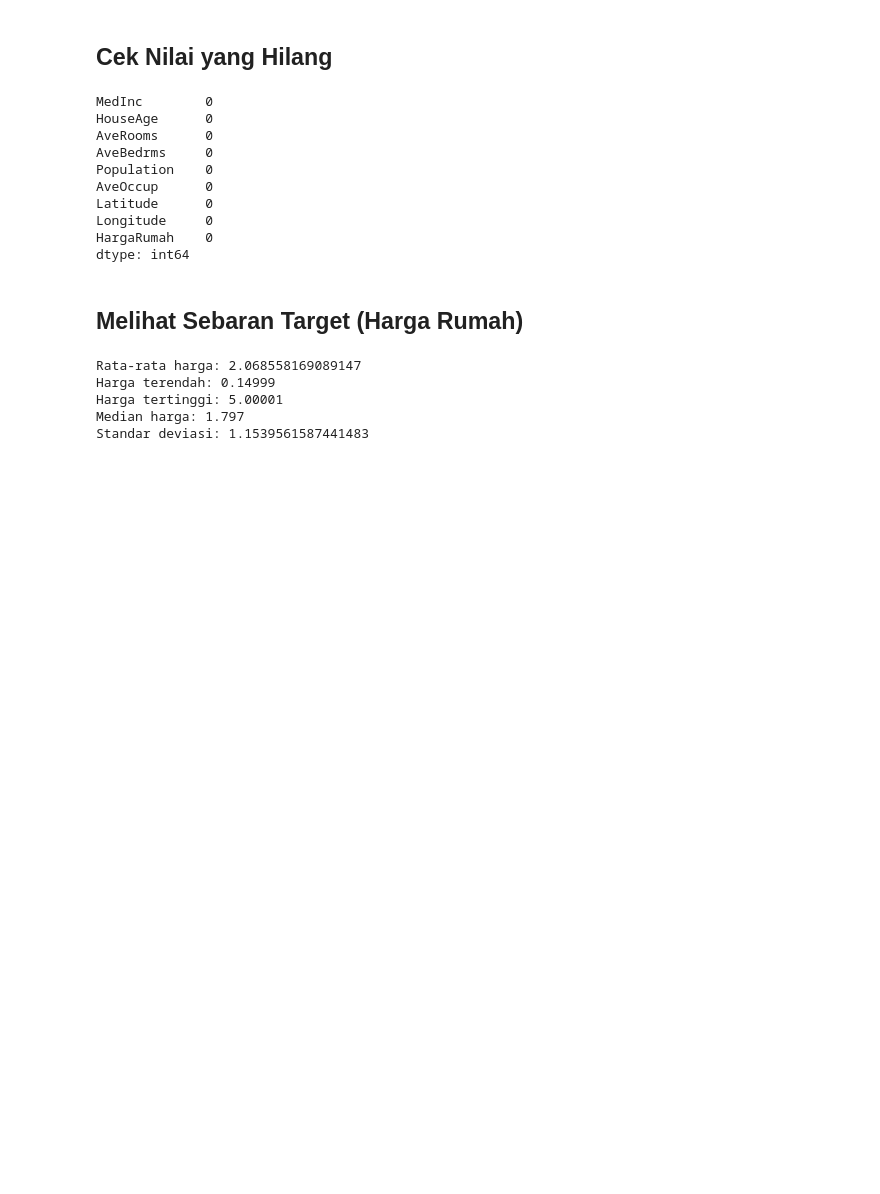
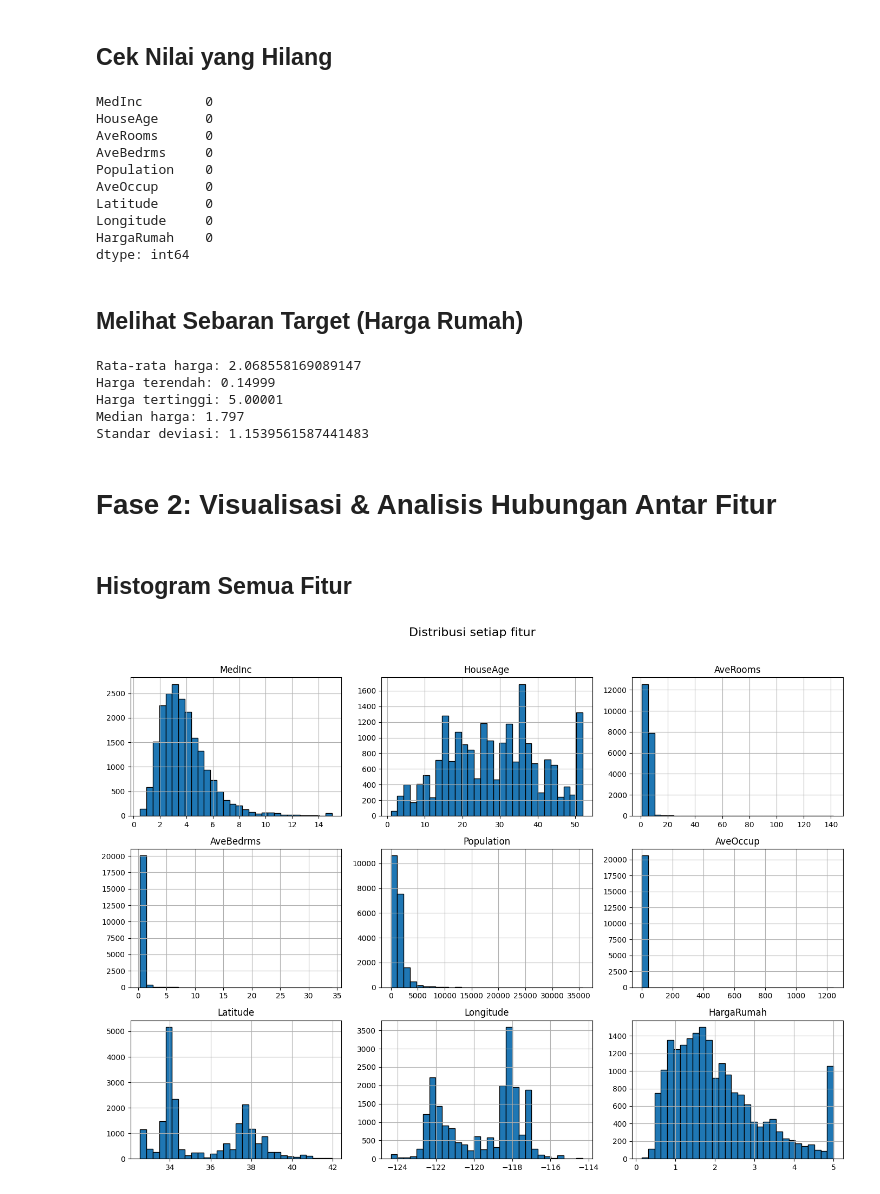
Before and after one commit to r021n/simple-machine-learing, a Jupyter notebook: California_Home_Price_Prediciton.ipynb, the cells around one changed output. Cells and saved outputs as stored; diff of their text form; code cells hidden in the pictures; blank space fills up the shorter version.

Commit message:
visualization and analysis of relationships between features

```diff
--- a/California_Home_Price_Prediciton.ipynb
+++ b/California_Home_Price_Prediciton.ipynb
@@ -113,3 +113,16 @@ Harga terendah: 0.14999
 Harga tertinggi: 5.00001
 Median harga: 1.797
 Standar deviasi: 1.1539561587441483
+# %% [markdown]
+# Fase 2: Visualisasi & Analisis Hubungan Antar Fitur
+# %% [markdown]
+## Histogram Semua Fitur
+# %%
+import matplotlib.pyplot as plt
+
+df.hist(figsize=(14, 10), bins=30, edgecolor="black")
+plt.suptitle("Distribusi setiap fitur", fontsize=16, y=1.02)
+plt.tight_layout()
+plt.show()
+# %% [output]
+[figure, added]
```
Also changed, not shown: parts of 8 cells of this notebook.
